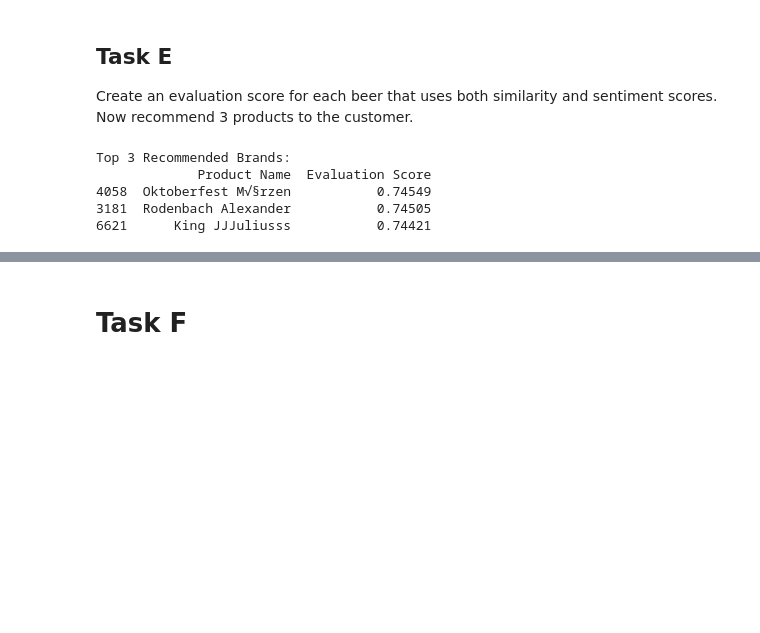
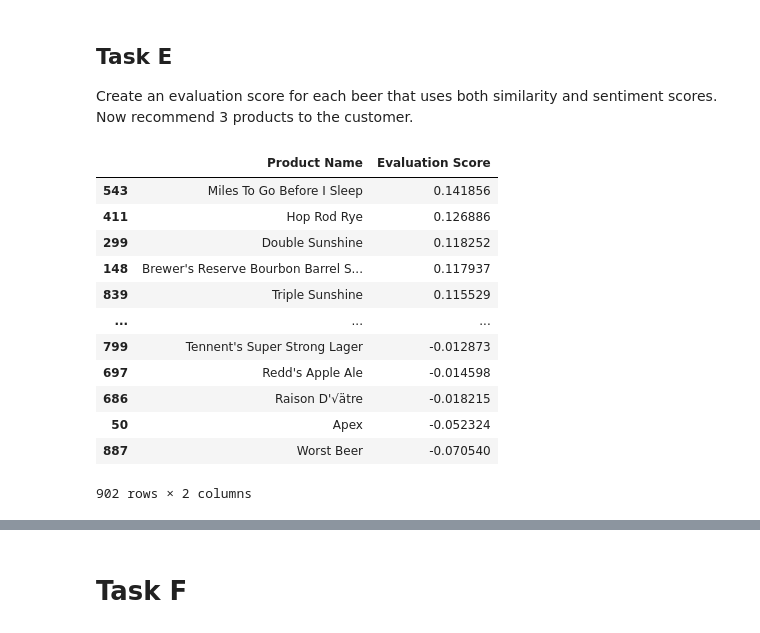
Before and after one commit to saiyam-shah/beer-recommender-system, a Jupyter notebook: Beer_recommender_system.ipynb, the cells around one changed output, grey strips where cells are left out. Drawn from its saved outputs; the diff is of its cells as text; code cells hidden in the pictures; blank space fills up the shorter version.

Commit message:
Updated parts c-e based on prof feedback

```diff
--- a/Beer_recommender_system.ipynb
+++ b/Beer_recommender_system.ipynb
@@ -303,32 +337,35 @@ sentiment_similarity_df
 Create an evaluation score for each beer that uses both similarity and sentiment scores.
 Now recommend 3 products to the customer.
 # %%
-# Defining weights for similarity and sentiment scores... giving 70% weight to similarity
-similarity_weight = 0.6
-sentiment_weight = 0.4
-
 # Function to calculate the evaluation score using
 def calculate_evaluation_score(similarity_score, sentiment_score):
     overall_sentiment_score = sentiment_score['compound']
     # Calculate the evaluation score as a weighted sum
-    evaluation_score = (similarity_weight * similarity_score) + (sentiment_weight * overall_sentiment_score)
+    evaluation_score = similarity_score*overall_sentiment_score
     return evaluation_score
 
 # Calculate the evaluation score for each beer
-sentiment_similarity_df['Evaluation Score'] = sentiment_similarity_df.apply(lambda row: calculate_evaluation_score(row['Similarity Score'], row['Sentiment Scores']), axis=1)
+sentiment_similarity_df['Evaluation Score'] = sentiment_similarity_df.apply(lambda x: calculate_evaluation_score(x['similarity score'], x['Sentiment Scores']), axis=1)
 
-# Sort the beers by their evaluation scores in descending order
-sentiment_similarity_df = sentiment_similarity_df.sort_values(by='Evaluation Score', ascending=False)
+# Group by 'Product Name' and calculate the mean of 'Evaluation Score' for each product
+sentiment_similarity_df = sentiment_similarity_df.groupby('Product Name')['Evaluation Score'].mean().reset_index()
 
-# Recommend the top 3 brands based on the highest evaluation scores
-top_3_brands = sentiment_similarity_df.head(3)[['Product Name', 'Evaluation Score']]
+# Sort the products by their average evaluation scores in descending order
+sentiment_similarity_df.sort_values(by='Evaluation Score', ascending=False, inplace=True)
 
-# Display the recommended top 3 brands
-print("Top 3 Recommended Brands:")
-print(top_3_brands)
+# Display the DataFrame with sorted results
+sentiment_similarity_df
 # %% [output]
+|  | Product Name | Evaluation Score |
+| 543 | Miles To Go Before I Sleep | 0.141856 |
+| 411 | Hop Rod Rye | 0.126886 |
+| 299 | Double Sunshine | 0.118252 |
+| 148 | Brewer's Reserve Bourbon Barrel S... | 0.117937 |
+| 839 | Triple Sunshine | 0.115529 |
+| ... | ... | ... |
+| 799 | Tennent's Super Strong Lager | -0.012873 |
+| 697 | Redd's Apple Ale | -0.014598 |
+| 686 | Raison D'√ätre | -0.018215 |
+| 50 | Apex | -0.052324 |
+| 887 | Worst Beer | -0.070540 |
-Top 3 Recommended Brands:
-             Product Name  Evaluation Score
-4058  Oktoberfest M√§rzen           0.74549
-3181  Rodenbach Alexander           0.74505
-6621      King JJJuliusss           0.74421
+902 rows × 2 columns
```
Also changed, not shown: parts of 24 cells of this notebook, 1 other file.
